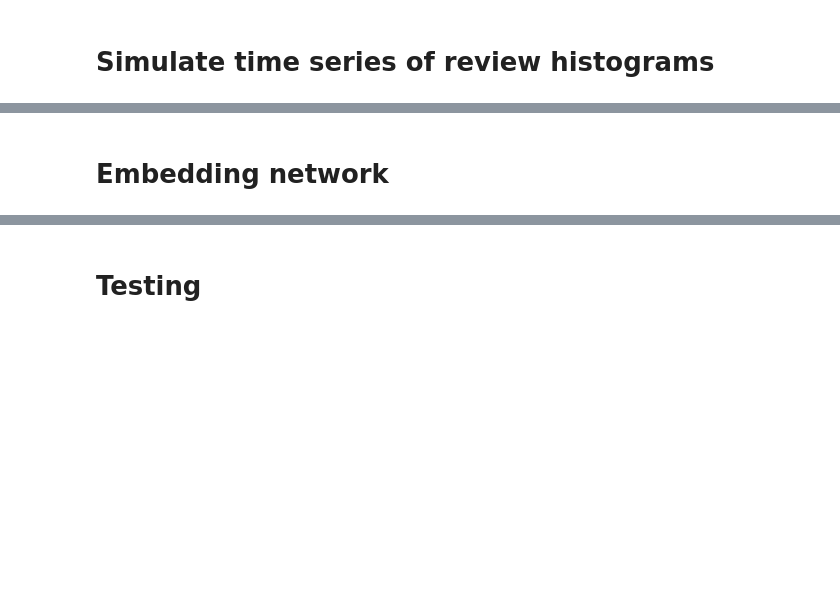
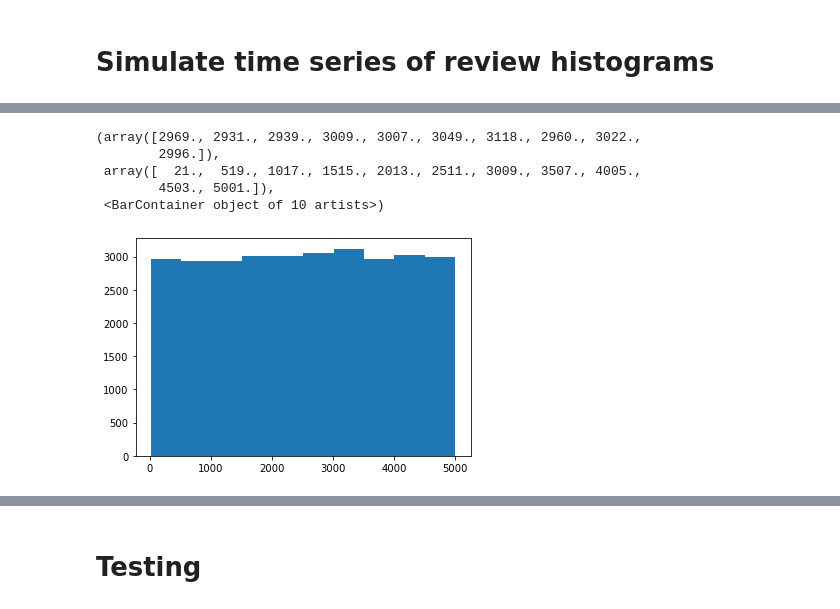
Before and after one commit to narendramukherjee/reputation-systems, a Jupyter notebook: snpe/notebooks/time_series_input.ipynb, the cells around one changed output, grey strips where cells are left out. Saved outputs shown, nothing was run; the diff lists cells and outputs as text; code cells hidden in the pictures; blank space fills up the shorter version.

```diff
--- a/snpe/notebooks/time_series_input.ipynb
+++ b/snpe/notebooks/time_series_input.ipynb
@@ -61,7 +61,7 @@ simulator = DoubleRhoSimulator(params)
 # %% [output]
 [interactive output not drawn]
 # %%
-simulator.load_simulator(Path("./"))
+simulator.load_simulator(Path("../artifacts/hyperparameter_tuning/cnn_tuning/"))
 # %% [output]
 [interactive output not drawn]
 # %%
@@ -73,5 +73,12 @@ simulator.simulate(num_simulations=5_000)
 simulator.save_simulations(Path("./"))
 # %% [output]
 [interactive output not drawn]
-# %% [markdown]
-# Embedding network
+# %%
+plt.hist([len(simulation) for simulation in simulator.simulations])
+# %% [output]
+(array([2969., 2931., 2939., 3009., 3007., 3049., 3118., 2960., 3022.,
+        2996.]),
+ array([  21.,  519., 1017., 1515., 2013., 2511., 3009., 3507., 4005.,
+        4503., 5001.]),
+ <BarContainer object of 10 artists>)
+[figure, added]
```
Also changed, not shown: parts of 3 cells of this notebook, 1 other file.
